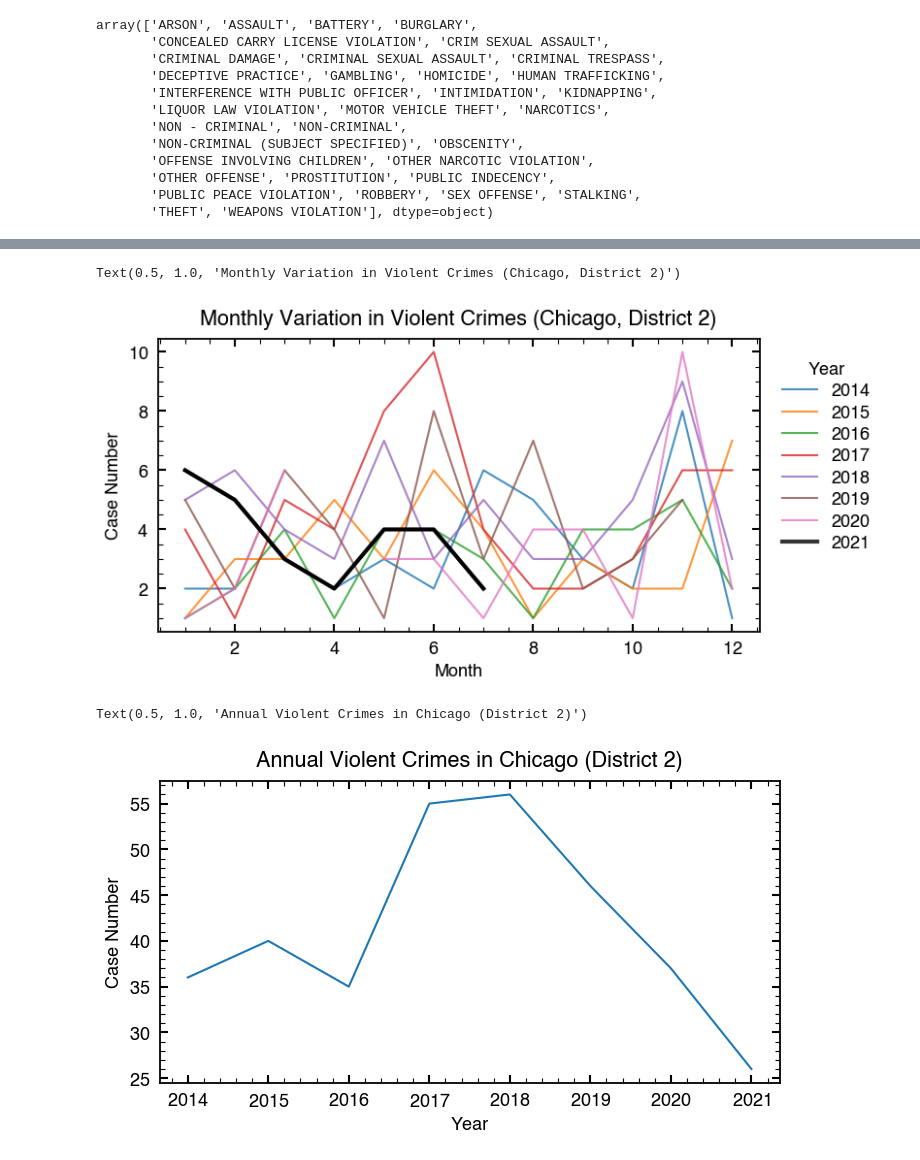
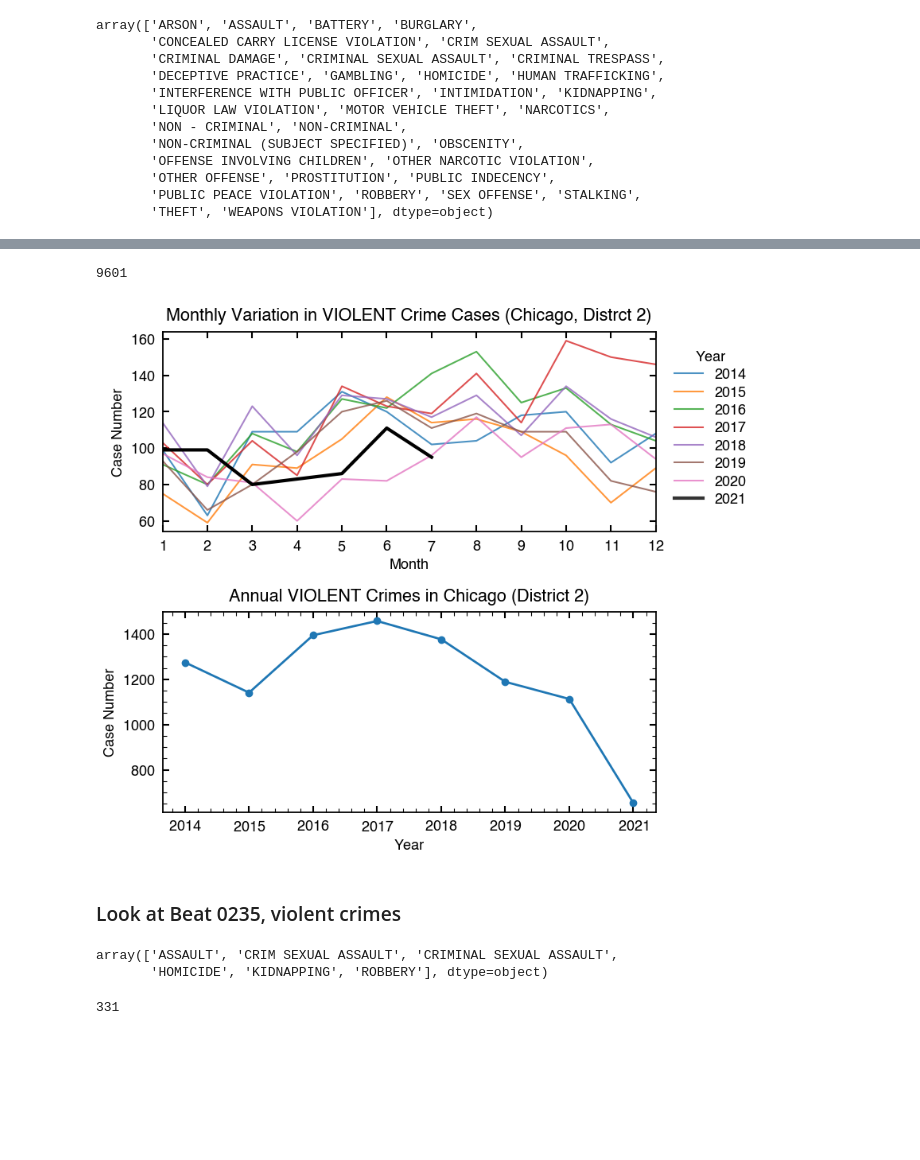
Before and after one commit to AstroJacobLi/ChicagoCrimes, a Jupyter notebook: Crime-history.ipynb, the cells around one changed output, grey strips where cells are left out. Drawn from its saved outputs; the diff is of its cells as text; code cells hidden in the pictures; blank space fills up the shorter version.

Commit message:
update figures

```diff
--- a/Crime-history.ipynb
+++ b/Crime-history.ipynb
@@ -143,7 +203,7 @@ array(['ARSON', 'ASSAULT', 'BATTERY', 'BURGLARY',
 violent_crime = ['HOMICIDE', 'ASSAULT', 'CRIM SEXUAL ASSAULT',
                  'CRIMINAL SEXUAL ASSAULT', 'HOMICIDE', 'KIDNAPPING', 'ROBBERY']
 # %%
-dff = df.loc[(df['Year'] > 2013) & (df['Beat'] == 235) & (~df['Domestic'])]
+dff = df.loc[(df['Year'] > 2013) & (df['District'] == 2) & (~df['Domestic'])] # 不算家庭暴力
 
 violence_mask = np.logical_or.reduce([dff['Primary Type'] == item for item in violent_crime])
 dff = dff.loc[violence_mask]
@@ -166,3 +210,7 @@ dff
+# %%
+len(dff)
+# %% [output]
+9601
 # %%
 dff['Date'] = pd.to_datetime(dff['Date'])
 dff['YM'] = dff.Date.dt.to_period("M")
@@ -172,33 +220,47 @@ month_df['Month'] = month_df.index.month
 # %%
 piv = pd.pivot_table(month_df, index=['Month'], columns=['Year'], values=['Case Number'])['Case Number']
 # %%
-fig, ax = plt.subplots(figsize=(8, 4))
+fig, axes = plt.subplots(2, 1, figsize=(8, 8))
+
+plt.sca(axes[0])
+ax = axes[0]
 piv.plot(ax=ax, ylabel='Case Number', alpha=0.8)
 
 ln = ax.get_lines()[-1]
 ln.set_linewidth(3)
 ln.set_alpha(1)
 ln.set_color('k')
 
 lgd = ax.get_legend()
 lgd.set_bbox_to_anchor([1, 1])
 lgd.get_lines()[-1].set_linewidth(3)
 lgd.get_lines()[-1].set_color('k')
 
 ax.ticklabel_format(useOffset=False, style='plain')
+ax.set_xticks(np.arange(1, 13, 1), minor=False)
+ax.set_xlim(1, 12)
+ax.minorticks_off()
 
-#ax.legend([ln], ['2021'])
+plt.title('Monthly Variation in VIOLENT Crime Cases (Chicago, Distrct 2)')
 
-plt.title('Monthly Variation in Violent Crimes (Chicago, District 2)')
+
+plt.sca(axes[1])
+ax = axes[1]
+
+month_df.groupby('Year').sum()['Case Number'].plot(ylabel='Case Number', ax=ax, linewidth=2, marker='o')
+ax.ticklabel_format(useOffset=False, style='plain')
+plt.title('Annual VIOLENT Crimes in Chicago (District 2)')
+
+
+plt.subplots_adjust(hspace=0.4)
+
+# plt.savefig('Chicago-district-2-violent.png')
 # %% [output]
-Text(0.5, 1.0, 'Monthly Variation in Violent Crimes (Chicago, District 2)')
-[figure, old version]
+[figure, new version]
-# %%
-fig, ax = plt.subplots(figsize=(8, 4))
-
-month_df.groupby('Year').sum()['Case Number'].plot(ylabel='Case Number', ax=ax)
-ax.ticklabel_format(useOffset=False, style='plain')
-plt.title('Annual Violent Crimes in Chicago (District 2)')
-# %% [output]
-Text(0.5, 1.0, 'Annual Violent Crimes in Chicago (District 2)')
-[figure, removed]
+# %% [markdown]
+### Look at Beat 0235, violent crimes
+# %%
+np.unique(dff['Primary Type'])
+# %% [output]
+array(['ASSAULT', 'CRIM SEXUAL ASSAULT', 'CRIMINAL SEXUAL ASSAULT',
+       'HOMICIDE', 'KIDNAPPING', 'ROBBERY'], dtype=object)
@@ -204,0 +275,4 @@ Text(0.5, 1.0, 'Annual Violent Crimes in Chicago (District 2)')
+# %%
+len(dff)
+# %% [output]
+331
```
Also changed, not shown: parts of 30 cells of this notebook, 7 other files.
